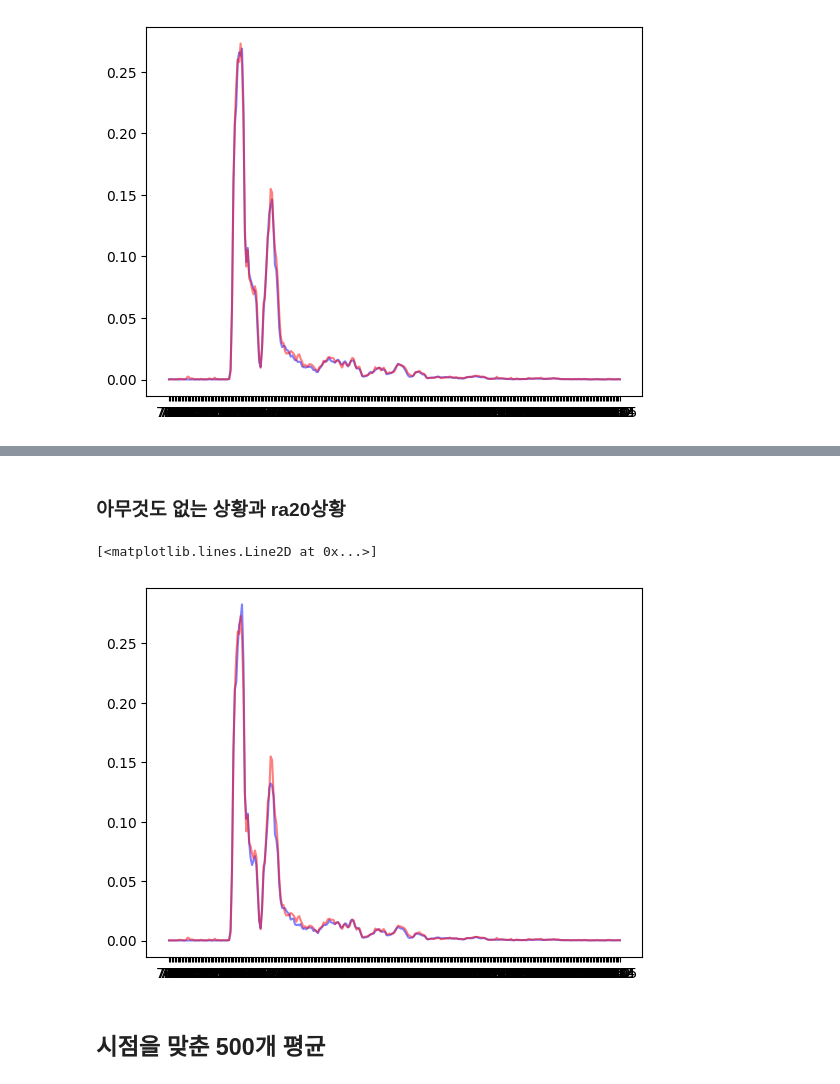
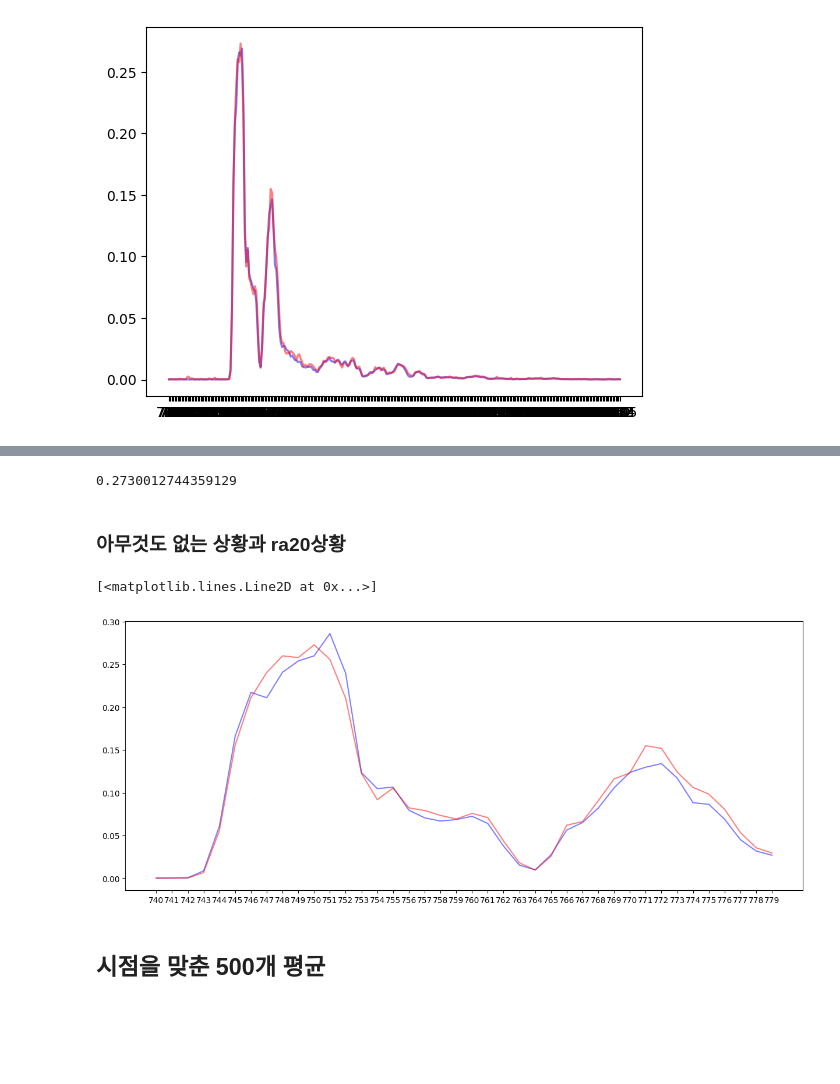
Before and after one commit to jkworldchampion/tag-less_tracking_with_uwb, a Jupyter notebook: cnn_classification.ipynb, the cells around one changed output, grey strips where cells are left out. Cells and saved outputs as stored; diff of their text form; code cells hidden in the pictures; blank space fills up the shorter version.

```diff
--- a/cnn_classification.ipynb
+++ b/cnn_classification.ipynb
@@ -274,12 +302,17 @@ plt.show()
+# %%
+max(mean_ra20[740:780])
+# %% [output]
+0.2730012744359129
 # %% [markdown]
 ### 아무것도 없는 상황과 ra20상황
 # %%
 mean_empty = empty.mean()
-plt.plot(mean_empty[700:], color='blue', alpha=0.5, label='empty')
-plt.plot(mean_ra20[700:], color='red', alpha=0.5, label='ra20')
+plt.figure(figsize=(15, 6))
+plt.plot(mean_empty[740:780], color='blue', alpha=0.5, label='empty')
+plt.plot(mean_ra20[740:780], color='red', alpha=0.5, label='ra20')
 # %% [output]
 [<matplotlib.lines.Line2D at 0x...>]
-[figure, old version]
+[figure, new version]
 # %% [markdown]
 ## 시점을 맞춘 500개 평균
 # %%
```
Also changed, not shown: parts of 11 cells of this notebook.
